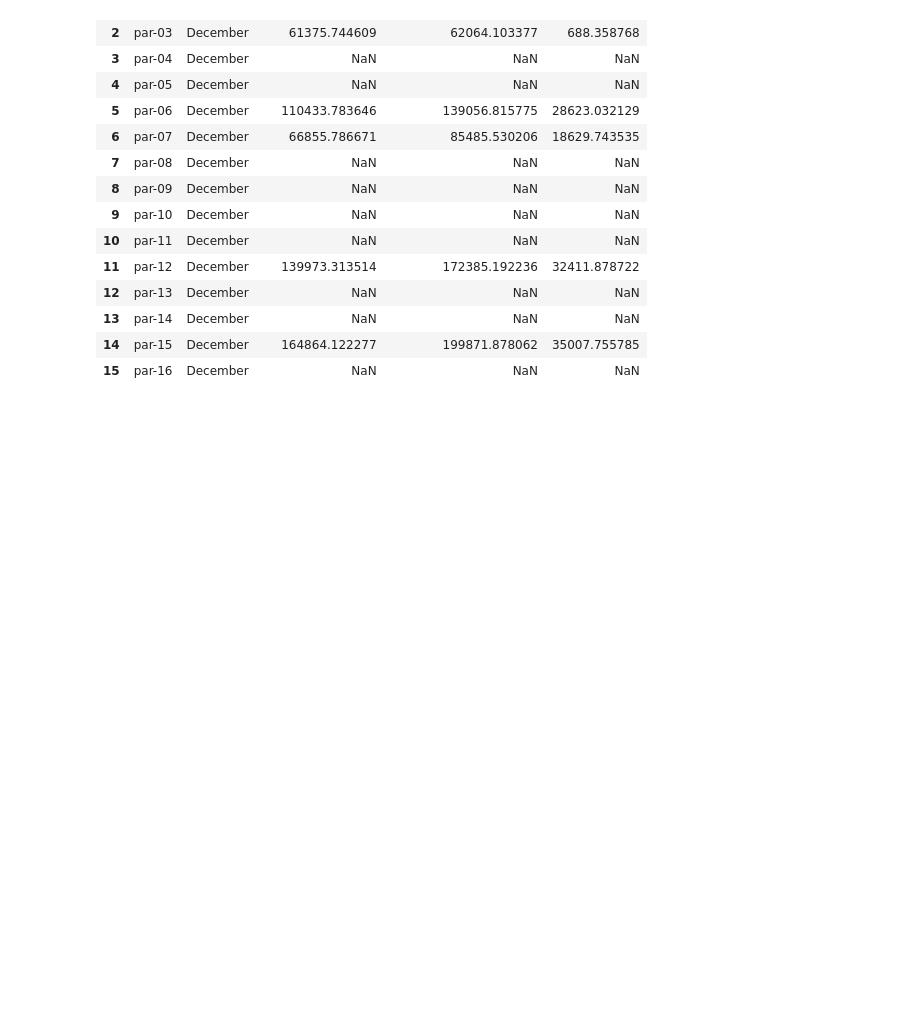
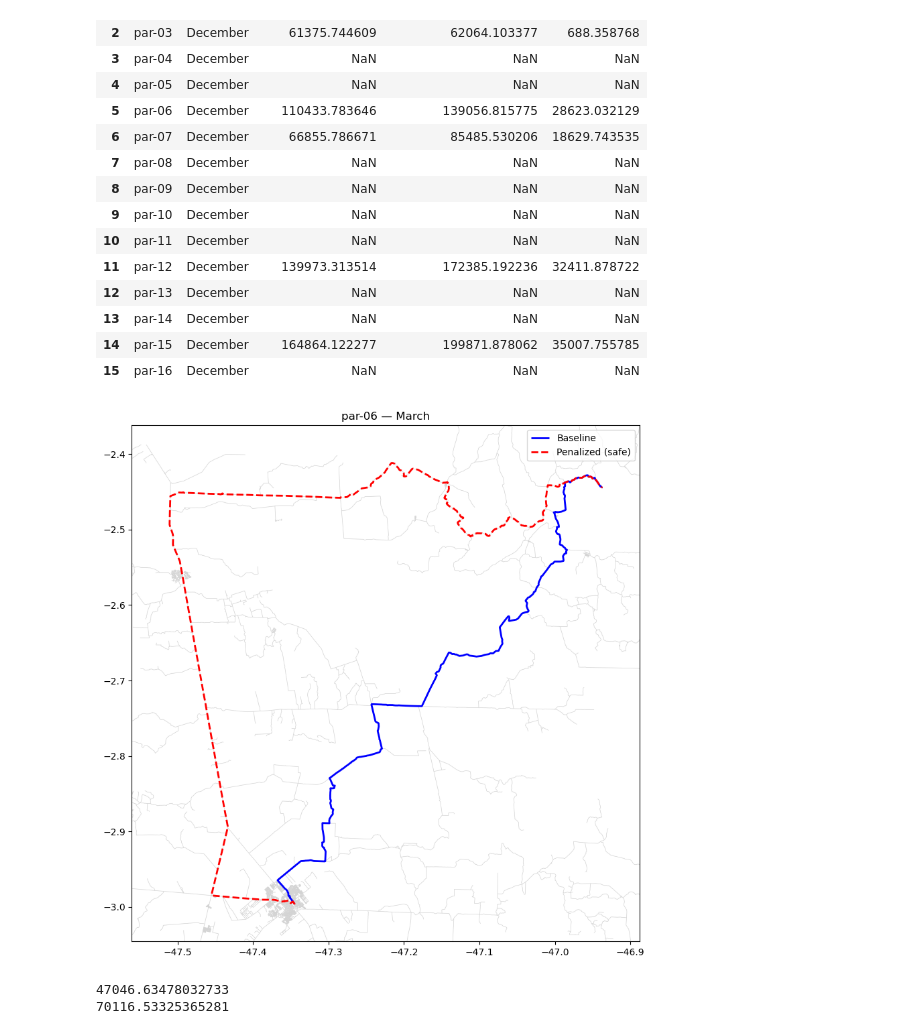
Before and after one commit to sofiasarak/amazoniahack26, a Jupyter notebook: avoid_rivers_func.ipynb, the cells around one changed output. Saved outputs shown, nothing was run; the diff lists cells and outputs as text; code cells hidden in the pictures; blank space fills up the shorter version.

Commit message:
Make plot to show route changes based on rain

```diff
--- a/avoid_rivers_func.ipynb
+++ b/avoid_rivers_func.ipynb
@@ -449,3 +454,51 @@ route_for_month(G, crossings, test_pairs, 'December')
 | 13 | par-14 | December | NaN | NaN | NaN |
 | 14 | par-15 | December | 164864.122277 | 199871.878062 | 35007.755785 |
 | 15 | par-16 | December | NaN | NaN | NaN |
+# %%
+import matplotlib.pyplot as plt
+from shapely.geometry import LineString
+
+def plot_routes(row, osm_roads_f=None, padding=0.05):
+    fig, ax = plt.subplots(figsize=(10, 10))
+
+    if osm_roads_f is not None:
+        osm_roads_f.plot(ax=ax, color='lightgray', linewidth=0.5, zorder=1)
+
+    all_coords = []
+
+    if row['base_path']:
+        base_line = LineString(row['base_path'])
+        gpd.GeoSeries([base_line]).plot(ax=ax, color='blue', linewidth=2, label='Baseline', zorder=2)
+        all_coords.extend(row['base_path'])
+
+    if row['penalized_path']:
+        pen_line = LineString(row['penalized_path'])
+        gpd.GeoSeries([pen_line]).plot(ax=ax, color='red', linewidth=2, linestyle='--', label='Penalized (safe)', zorder=3)
+        all_coords.extend(row['penalized_path'])
+
+    if all_coords:
+        xs = [c[0] for c in all_coords]
+        ys = [c[1] for c in all_coords]
+        ax.set_xlim(min(xs) - padding, max(xs) + padding)
+        ax.set_ylim(min(ys) - padding, max(ys) + padding)
+
+    ax.legend()
+    ax.set_title(f"{row['id']} — {row['month']}")
+    plt.show()
+# %%
+december_results = route_for_month(G, crossings, test_pairs, 'March')
+row = december_results[december_results.id == 'par-06'].iloc[0]
+plot_routes(row, osm_roads_f)
+# %% [output]
+[figure, added]
+# %%
+import networkx as nx
+
+def path_length(G, path, weight):
+    return sum(G[path[i]][path[i+1]][weight] for i in range(len(path)-1))
+
+print(path_length(G, row['base_path'], 'base_weight'))
+print(path_length(G, row['penalized_path'], 'weight'))
+# %% [output]
+47046.63478032733
+70116.53325365281
```
Also changed, not shown: parts of 1 cell of this notebook.
